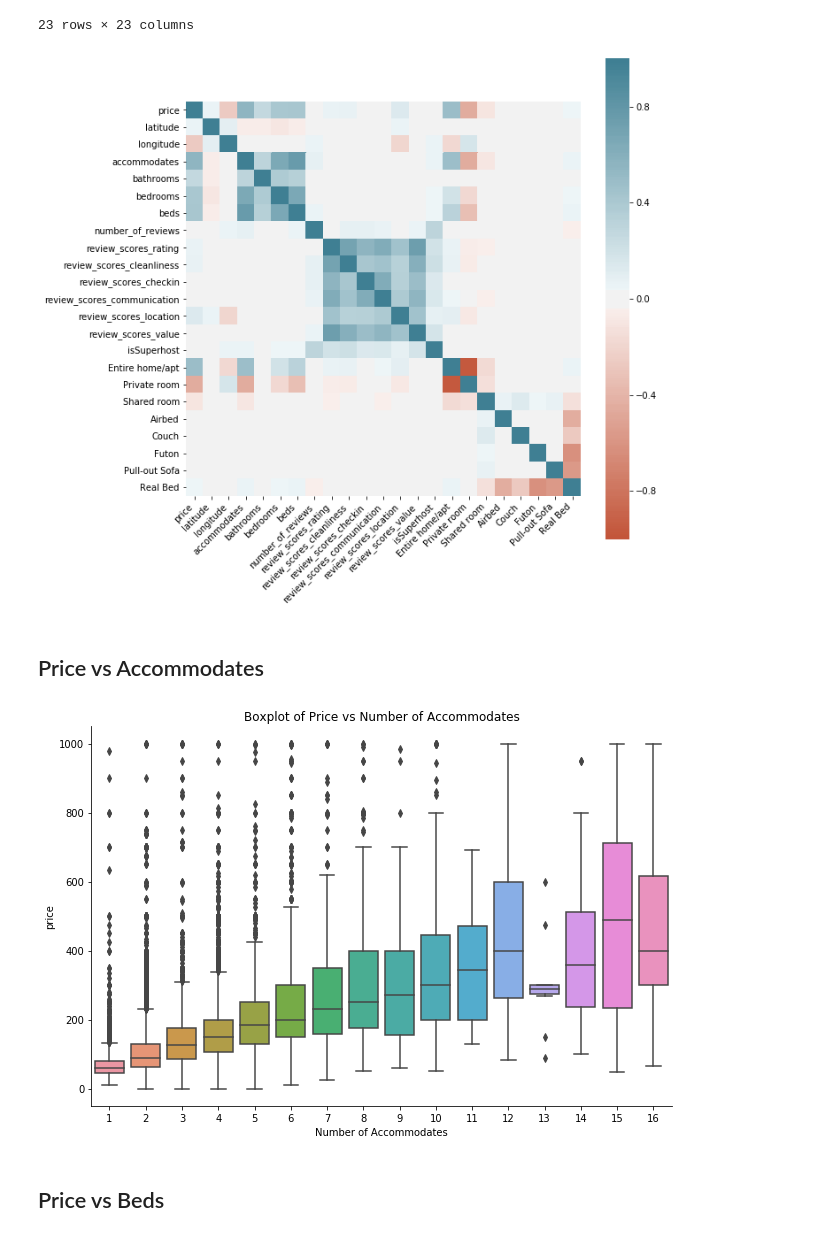
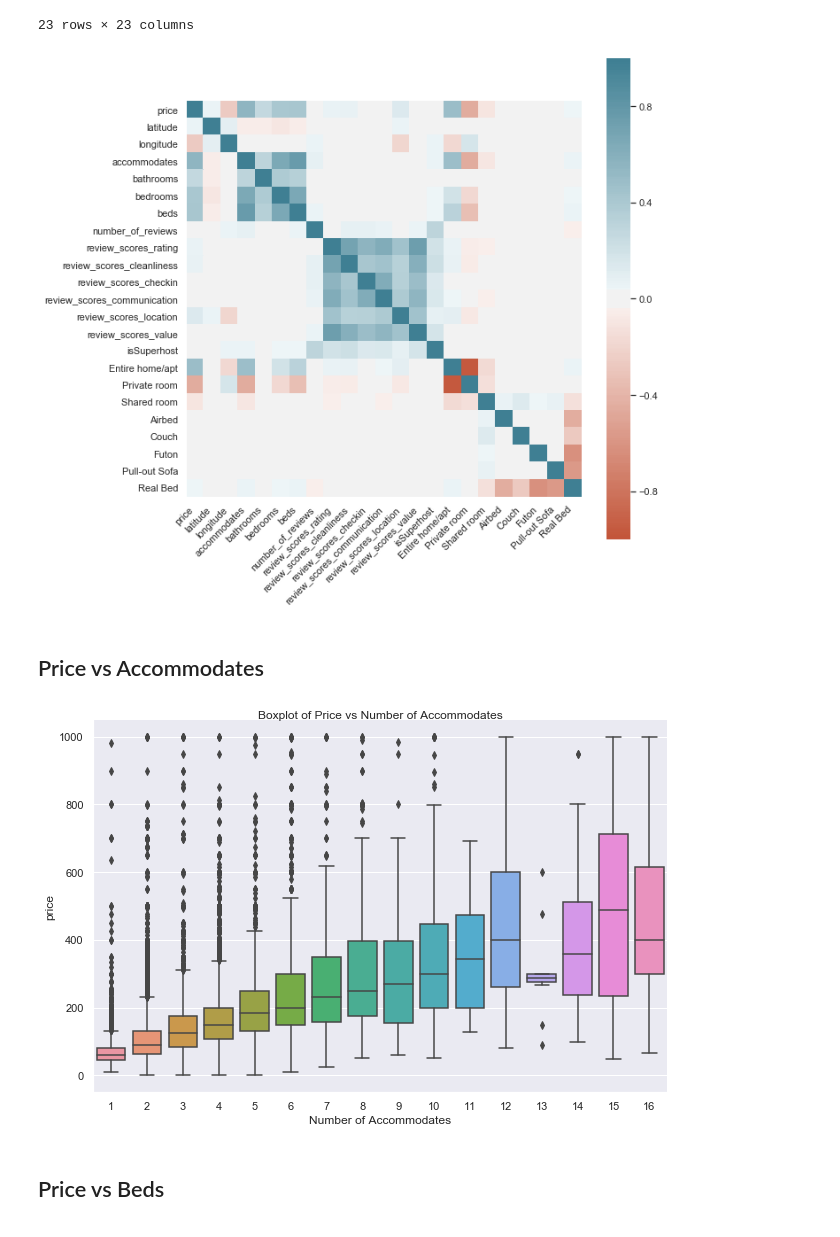
Before and after one commit to GeunT/Group-12-Project-1, a Jupyter notebook: Airbnb_starter_data.ipynb, the cells around one changed output. Saved outputs shown, nothing was run; the diff lists cells and outputs as text; code cells hidden in the pictures.

```diff
--- a/Airbnb_starter_data.ipynb
+++ b/Airbnb_starter_data.ipynb
@@ -18,6 +18,8 @@ import seaborn as sns
 import requests
 import json
 from IPython.display import IFrame
+
+sns.set()
 # %%
 listing_data = "Airbnb_Data/Detailed/listings.csv"
 listings_df = pd.read_csv(listing_data)
@@ -544,17 +556,17 @@ ax.set_xticklabels(ax.get_xticklabels(), rotation=45, horizontalalignment='right
 plt.savefig("Images/Correlation.png")
 plt.show()
 # %% [output]
-[figure, old version]
+[figure, new version]
 # %% [markdown]
 ## Price vs Accommodates
 # %%
 sns.catplot(kind='box', y="price", x="accommodates", data=data, height=6, aspect=1.5, legend_out=False)
 plt.xlabel("Number of Accommodates")
-plt.title("Boxplot of Price vs Number of Accommodates")
+plt.title("Boxplot of Price vs Number of Accommodates", pad = 1)
 plt.savefig("Images/Boxplot of Price vs Number of Accommodates.png")
 plt.show()
 # %% [output]
-[figure, old version]
+[figure, new version]
 # %% [markdown]
 ## Price vs Beds
 # %%
```
Also changed, not shown: parts of 20 cells of this notebook, 22 other files.
